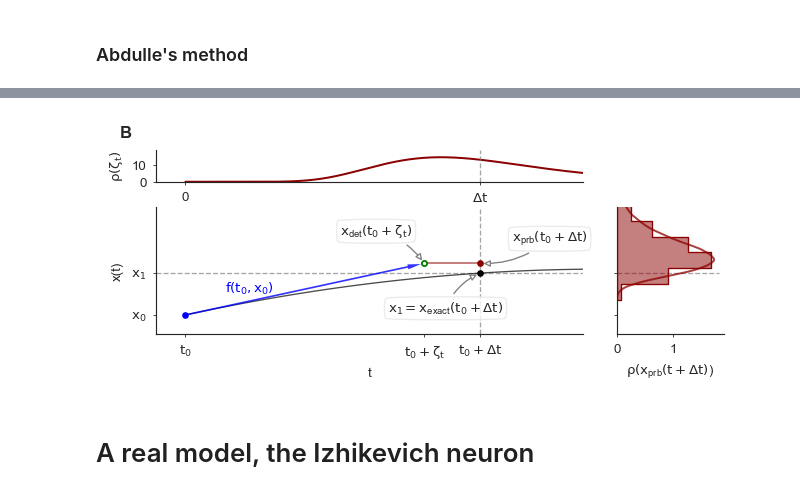
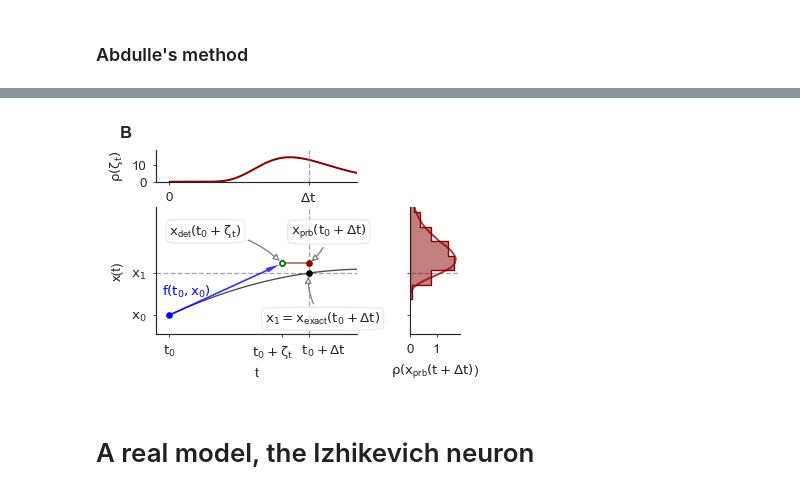
Before and after one commit to berenslab/neuroprobnum, a Jupyter notebook: experiments/figure1/figure1.ipynb, the cells around one changed output, grey strips where cells are left out. Drawn from its saved outputs; the diff is of its cells as text; code cells hidden in the pictures.

```diff
--- a/experiments/figure1/figure1.ipynb
+++ b/experiments/figure1/figure1.ipynb
@@ -95,7 +95,7 @@ def plot_step(ax, t0, y0, ydot0, t1, y1_det, xlims):
     # Plot slope
     arrow = patches.FancyArrowPatch((t0, y0), (t1, y1_det), color=arrowcolor, alpha=.8, lw=0, arrowstyle=arrowstyle, clip_on=False)
     ax.add_patch(arrow)
-    ax.text(t0+0.3*h, y0+0.3*h*ydot0, r'$f(t_0, x_0)$', ha='right', va='bottom', c=arrowcolor, clip_on=False)
+    ax.text(t0+0.3*h, y0+0.25*h*ydot0, r'$f(t_0, x_0)$', ha='right', va='bottom', c=arrowcolor, clip_on=False)
 
     # Ticks
     ax.set_xticks([t0, t1])
@@ -140,7 +140,7 @@ def plot_conrad(axs):
     for ax in axs:
         ax.plot([ax.get_xlim()[0], ax.get_xlim()[1]], [y1_exact, y1_exact], **stages_kw)
 # %%
-fig, axs = pltu.subplots(2, 1, gridspec_kw=dict(width_ratios=(4, 1)), ysizerow=1.4, yoffsize=0, sharey='row')
+fig, axs = pltu.subplots(2, 1, gridspec_kw=dict(width_ratios=(4, 1)), ysizerow=1.4, yoffsize=0, sharey='row', xsize='col')
 sns.despine()
 
 # Plot
@@ -201,13 +201,13 @@ def plot_abdulle(axs):
 
 
     axs[1,0].set_xticks([t0, t1, t1_smp_a])
-    axs[1,0].set_xticklabels([r'$t_0$', r'$t_0 + \Delta t$', r'$t_0 + \zeta_t$'], fontsize=plt.rcParams['font.size'])
+    axs[1,0].set_xticklabels([r'$t_0$', r'        $t_0 + \Delta t$', r'$t_0 + \zeta_t$      '], fontsize=plt.rcParams['font.size'])
     axs[1,0].set_yticks([y0, y1_exact])
     axs[1,0].set_yticklabels([r'$x_0$', r'$x_1$'], fontsize=plt.rcParams['font.size'])
 
-    annotate(ax=axs[1,0], x=t1_smp_a, y=y1_smp_a, xtext=t1_smp_a*0.95, ytext=ylims[-1]*0.99, text=r'$x_\mathrm{det}(t_0 + \zeta_t)$', va="top", ha="right")
-    annotate(ax=axs[1,0], x=t1, y=y1_exact, xtext=np.mean(xlims)*1.1, ytext=ylims[0]*1.012, text=r'$x_1 = x_\mathrm{exact}(t_0 + \Delta t)$', va="bottom", ha="left")
-    annotate(ax=axs[1,0], x=t1, y=y1_smp_a, xtext=xlims[-1]*1.01, ytext=y1_smp_a*1.01, text=r'$x_\mathrm{prb}(t_0 + \Delta t)$', va="bottom", ha="right")
+    annotate(ax=axs[1,0], x=t1_smp_a, y=y1_smp_a, xtext=xlims[0]+h*0.1, ytext=ylims[-1]*0.99, text=r'$x_\mathrm{det}(t_0 + \zeta_t)$', va="top", ha="left")
+    annotate(ax=axs[1,0], x=t1, y=y1_exact, xtext=np.mean(xlims)*1.1, ytext=ylims[0]*1.005, text=r'$x_1 = x_\mathrm{exact}(t_0 + \Delta t)$', va="bottom", ha="left")
+    annotate(ax=axs[1,0], x=t1, y=y1_smp_a, xtext=xlims[-1]*1.05, ytext=ylims[-1]*0.99, text=r'$x_\mathrm{prb}(t_0 + \Delta t)$', va="top", ha="right")
 
     plot_t_pdf_lognormal(axs[0,0], xlims, t0, t1)
     plot_x_pdf_lognormal(axs[1,1])
@@ -221,19 +221,19 @@ def plot_abdulle(axs):
 
     axs[0,0].axvline(t1, **stages_kw)
 # %%
-fig, axs = pltu.subplots(2, 2, gridspec_kw=dict(width_ratios=(4, 1), height_ratios=(1, 4)), ysizerow=1.1, yoffsize=0, sharey='row')
+fig, axs = pltu.subplots(2, 2, gridspec_kw=dict(width_ratios=(4, 1), height_ratios=(1, 4)), ysizerow=1.1, yoffsize=0, sharey='row', xsize='col')
 sns.despine()
 
 for ax in axs[:, 0]:
     ax.set_ylim(ylims)
 
 plot_abdulle(axs)
 
 pltu.set_labs(axs=axs[0, 0], panel_nums=['B'], panel_num_space=5, panel_num_y=1.3, panel_num_va='bottom')
 plt.tight_layout(pad=0.3, w_pad=2, h_pad=0.2)
 plt.show()
 # %% [output]
-[figure, old version]
+[figure, new version]
 # %% [markdown]
 # A real model, the Izhikevich neuron
 # %%
```
Also changed, not shown: parts of 8 cells of this notebook, 15 other files.
